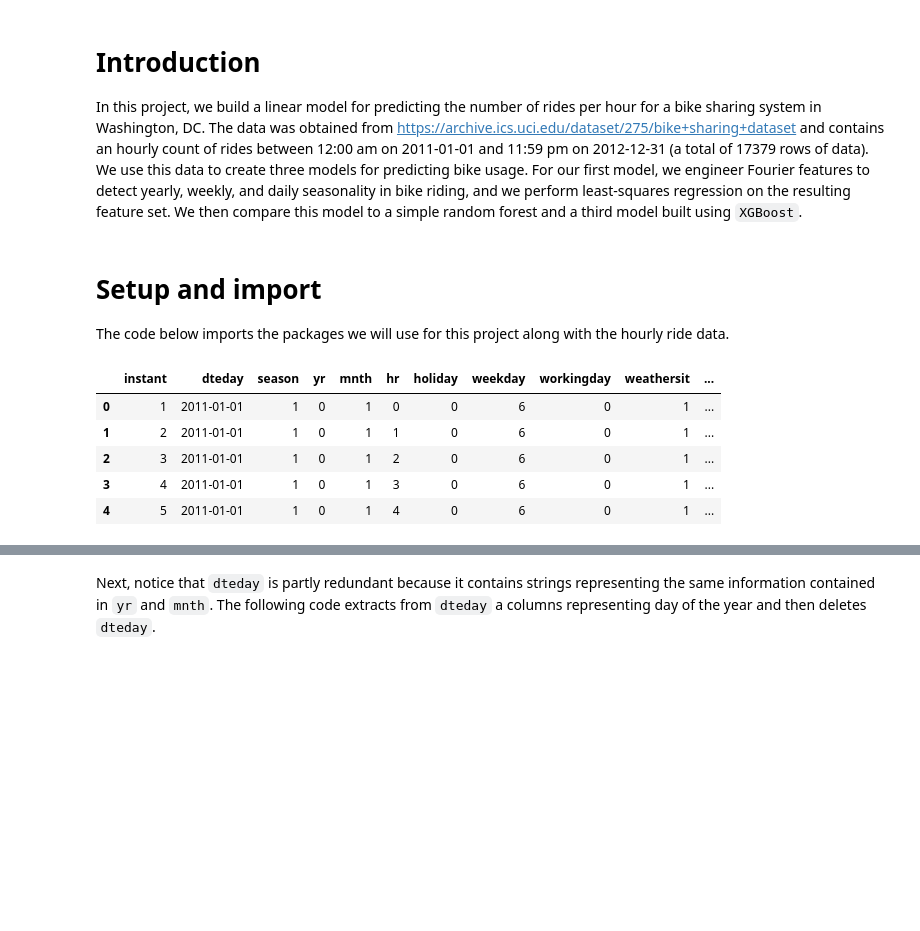
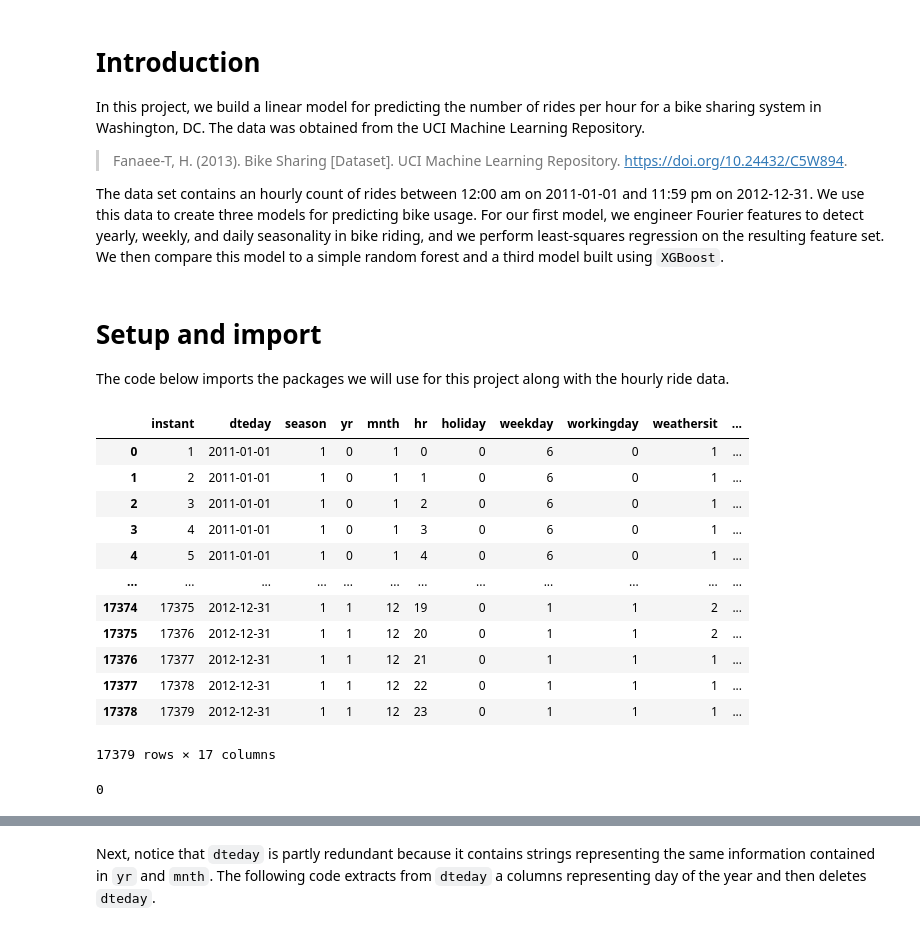
Before and after one commit to mattjanko/bike-sharing, a Jupyter notebook: bike-sharing.ipynb, the cells around one changed output, grey strips where cells are left out. Saved outputs shown, nothing was run; the diff lists cells and outputs as text; code cells hidden in the pictures; blank space fills up the shorter version.

```diff
--- a/bike-sharing.ipynb
+++ b/bike-sharing.ipynb
@@ -1,7 +1,12 @@
 # %% [markdown]
 # Introduction
 
-In this project, we build a linear model for predicting the number of rides per hour for a bike sharing system in Washington, DC. The data was obtained from https://archive.ics.uci.edu/dataset/275/bike+sharing+dataset and contains an hourly count of rides between 12:00 am on 2011-01-01 and 11:59 pm on 2012-12-31 (a total of 17379 rows of data). We use this data to create three models for predicting bike usage. For our first model, we engineer Fourier features to detect yearly, weekly, and daily seasonality in bike riding, and we perform least-squares regression on the resulting feature set. We then compare this model to a simple random forest and a third model built using `XGBoost`.
+In this project, we build a linear model for predicting the number of rides per hour for a bike sharing system in Washington, DC. The data was obtained from the UCI Machine Learning Repository.
+
+
+> Fanaee-T, H. (2013). Bike Sharing [Dataset]. UCI Machine Learning Repository. https://doi.org/10.24432/C5W894.
+
+The data set contains an hourly count of rides between 12:00 am on 2011-01-01 and 11:59 pm on 2012-12-31. We use this data to create three models for predicting bike usage. For our first model, we engineer Fourier features to detect yearly, weekly, and daily seasonality in bike riding, and we perform least-squares regression on the resulting feature set. We then compare this model to a simple random forest and a third model built using `XGBoost`.
 # %% [markdown]
 # Setup and import
 
@@ -9,23 +14,38 @@ The code below imports the packages we will use for this project along with the
 # %%
 # import libraries and functions
 import numpy as np
 import pandas as pd
 from datetime import datetime
 from sklearn.model_selection import train_test_split
+import seaborn as sns
 import matplotlib.pyplot as plt
 import statsmodels.formula.api as smf
 import statsmodels.api as sm
 from sklearn.metrics import mean_squared_error
 from sklearn.ensemble import RandomForestRegressor
 from xgboost import XGBRegressor
 from sklearn.model_selection import cross_val_score, GridSearchCV
 
-data = pd.read_csv("hour.csv")
-data.head()
+#import data
+top_dir = "https://raw.githubusercontent.com/mattjanko/"
+filename = "bike-sharing/refs/heads/main/hour.csv"
+data = pd.read_csv(top_dir + filename)
+data
 # %% [output]
 |  | instant | dteday | season | yr | mnth | hr | holiday | weekday | workingday | weathersit | ... |
 | 0 | 1 | 2011-01-01 | 1 | 0 | 1 | 0 | 0 | 6 | 0 | 1 | ... |
 | 1 | 2 | 2011-01-01 | 1 | 0 | 1 | 1 | 0 | 6 | 0 | 1 | ... |
 | 2 | 3 | 2011-01-01 | 1 | 0 | 1 | 2 | 0 | 6 | 0 | 1 | ... |
 | 3 | 4 | 2011-01-01 | 1 | 0 | 1 | 3 | 0 | 6 | 0 | 1 | ... |
 | 4 | 5 | 2011-01-01 | 1 | 0 | 1 | 4 | 0 | 6 | 0 | 1 | ... |
+| ... | ... | ... | ... | ... | ... | ... | ... | ... | ... | ... | ... |
+| 17374 | 17375 | 2012-12-31 | 1 | 1 | 12 | 19 | 0 | 1 | 1 | 2 | ... |
+| 17375 | 17376 | 2012-12-31 | 1 | 1 | 12 | 20 | 0 | 1 | 1 | 2 | ... |
+| 17376 | 17377 | 2012-12-31 | 1 | 1 | 12 | 21 | 0 | 1 | 1 | 1 | ... |
+| 17377 | 17378 | 2012-12-31 | 1 | 1 | 12 | 22 | 0 | 1 | 1 | 1 | ... |
+| 17378 | 17379 | 2012-12-31 | 1 | 1 | 12 | 23 | 0 | 1 | 1 | 1 | ... |
+17379 rows × 17 columns
+# %%
+data.isna().sum().sum()
+# %% [output]
+0
```
Also changed, not shown: parts of 20 cells of this notebook.
